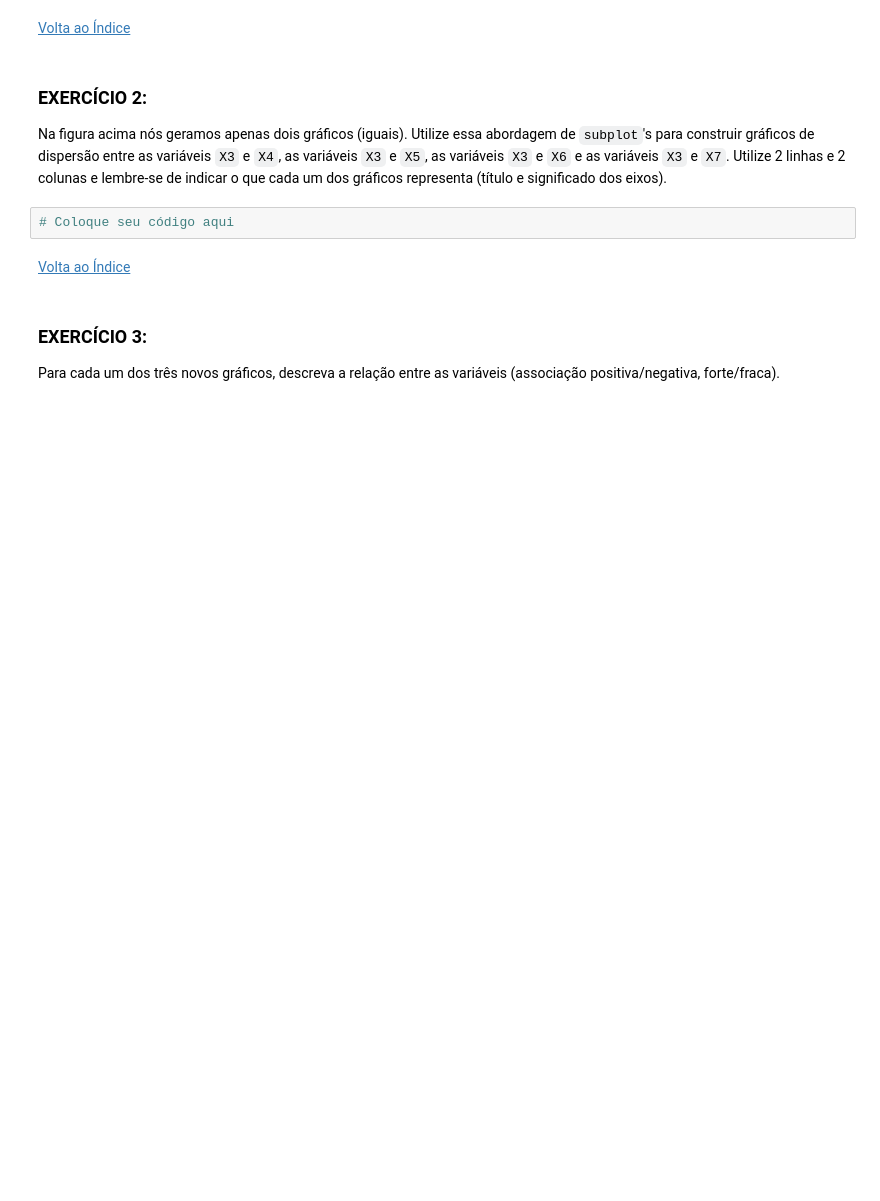
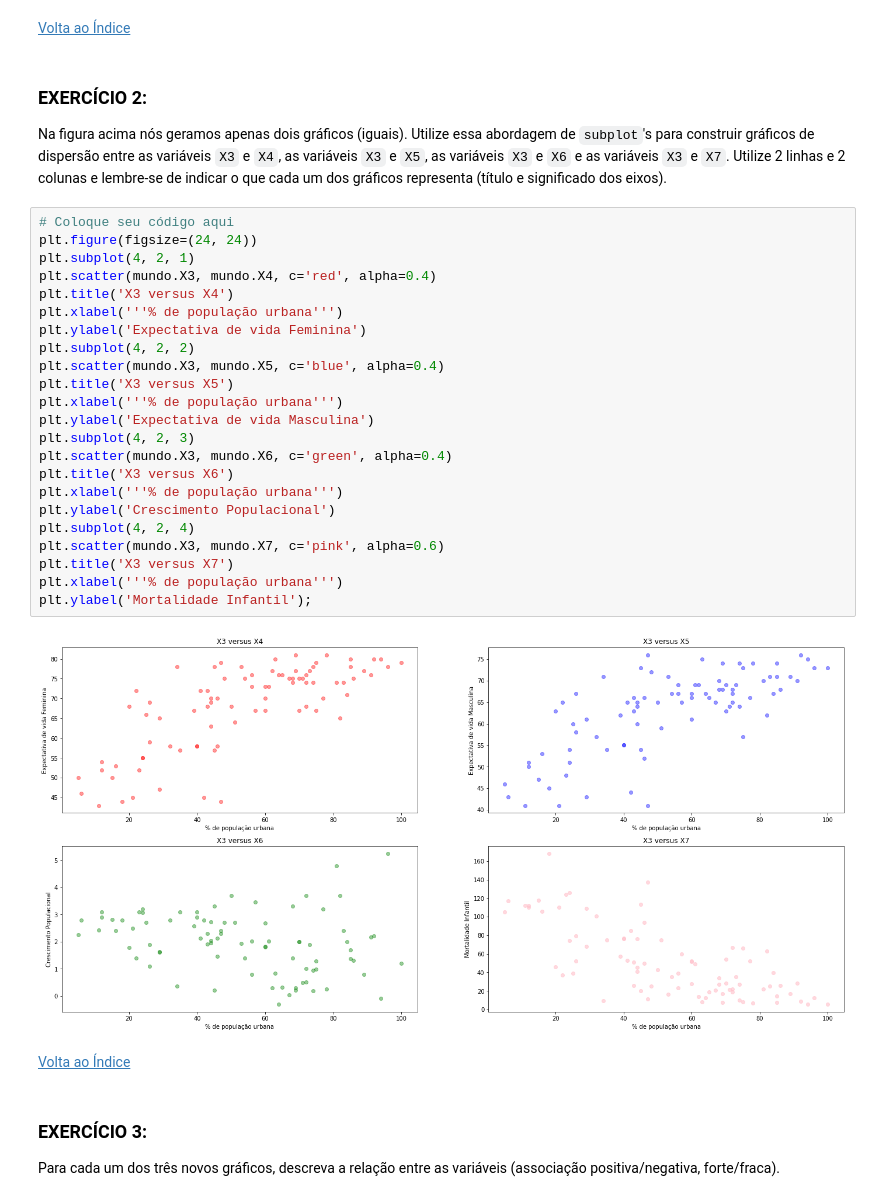
Before and after one commit to lnasser11/CD22-2, a Jupyter notebook: aula05/Aula05_Atividade_ExplorandoDuasVariaveisQuantitativas_Mundo.ipynb, the cells around one changed output. Drawn from its saved outputs; the diff is of its cells as text; blank space fills up the shorter version.

```diff
--- a/aula05/Aula05_Atividade_ExplorandoDuasVariaveisQuantitativas_Mundo.ipynb
+++ b/aula05/Aula05_Atividade_ExplorandoDuasVariaveisQuantitativas_Mundo.ipynb
@@ -194,8 +198,31 @@ plt.show()
 ### EXERCÍCIO 2:
 
 Na figura acima nós geramos apenas dois gráficos (iguais). Utilize essa abordagem de `subplot`'s para construir gráficos de dispersão entre as variáveis `X3` e `X4`, as variáveis `X3` e `X5`, as variáveis `X3` e `X6` e as variáveis `X3` e `X7`. Utilize 2 linhas e 2 colunas e lembre-se de indicar o que cada um dos gráficos representa (título e significado dos eixos).
-# %%
-# Coloque seu código aqui
+# %%
+# Coloque seu código aqui
+plt.figure(figsize=(24, 24))
+plt.subplot(4, 2, 1)
+plt.scatter(mundo.X3, mundo.X4, c='red', alpha=0.4)
+plt.title('X3 versus X4')
+plt.xlabel('''% de população urbana''')
+plt.ylabel('Expectativa de vida Feminina')
+plt.subplot(4, 2, 2)
+plt.scatter(mundo.X3, mundo.X5, c='blue', alpha=0.4)
+plt.title('X3 versus X5')
+plt.xlabel('''% de população urbana''')
+plt.ylabel('Expectativa de vida Masculina')
+plt.subplot(4, 2, 3)
+plt.scatter(mundo.X3, mundo.X6, c='green', alpha=0.4)
+plt.title('X3 versus X6')
+plt.xlabel('''% de população urbana''')
+plt.ylabel('Crescimento Populacional')
+plt.subplot(4, 2, 4)
+plt.scatter(mundo.X3, mundo.X7, c='pink', alpha=0.6)
+plt.title('X3 versus X7')
+plt.xlabel('''% de população urbana''')
+plt.ylabel('Mortalidade Infantil');
+# %% [output]
+[figure, added]
 # %% [markdown]
 [Volta ao Índice](#indice)
 # %% [markdown]
```
Also changed, not shown: parts of 14 cells of this notebook.
